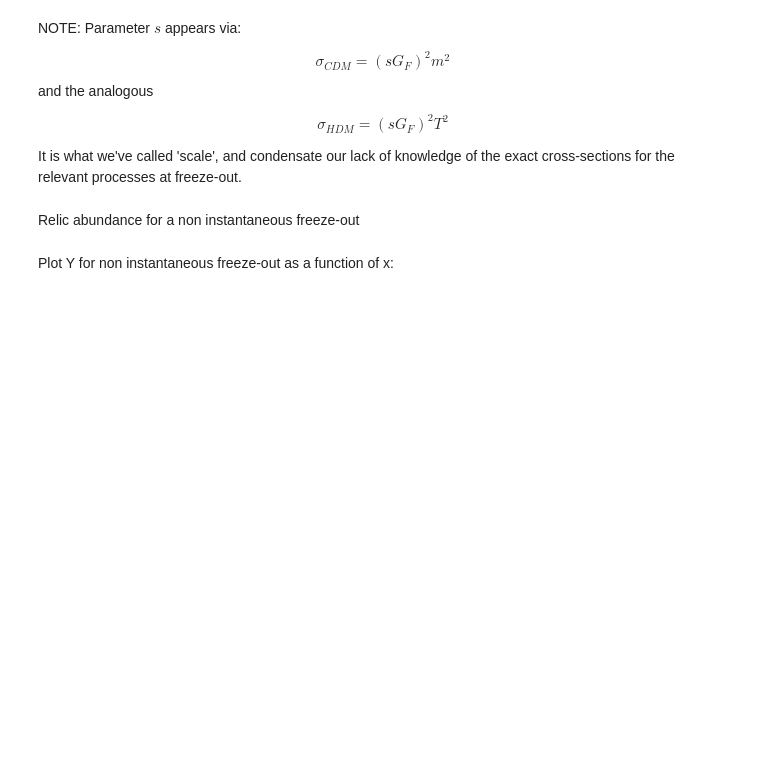
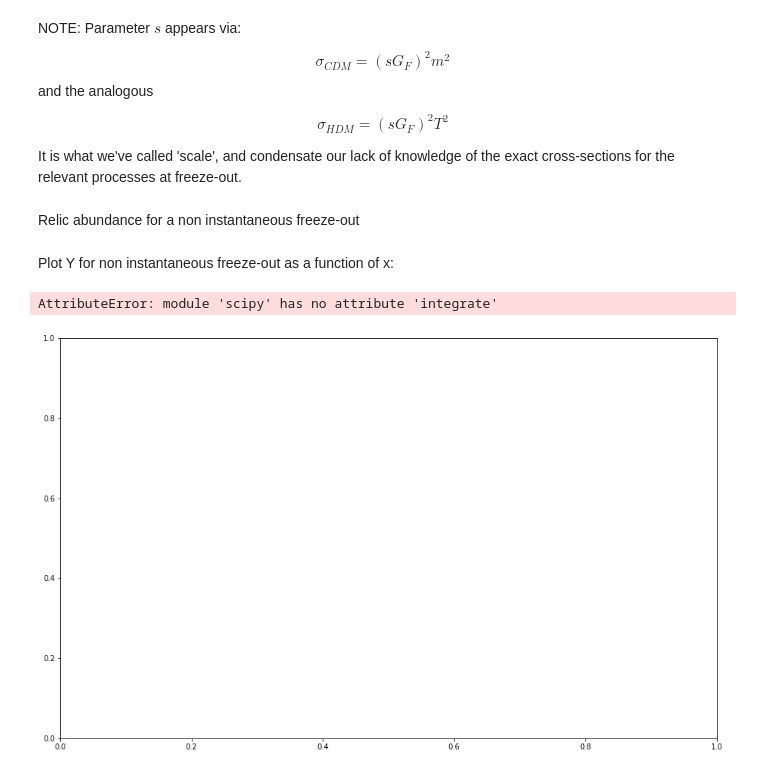
Before and after one commit to adam-coogan/gss19_axions, a Jupyter notebook: notebooks/A1-GRAPPA seminar.ipynb, the cells around one changed output. Drawn from its saved outputs; the diff is of its cells as text; code cells hidden in the pictures; blank space fills up the shorter version.

```diff
--- a/notebooks/A1-GRAPPA seminar.ipynb
+++ b/notebooks/A1-GRAPPA seminar.ipynb
@@ -163,6 +163,8 @@ def lambda_function(m,avg_sigma_vel,scale):
     return (2.76*10**(35))*m*avg_sigma_vel*scale**2
 # %%
 def W_eq(x,m):
+
+    g = 2
 
     Y_eq = 0.145*(g/g_s(m/x))*x**(3/2)*np.exp(-x)
 
@@ -214,6 +206,46 @@ def W(x, m):
+# %%
+def derivative_W(m, scale, t, y):
+
+#     return (lambda_function(m, avg_sigma_vel, scale)/x**2)*(1+(1/3)*dlngs_dlnt(m/x))*np.sqrt(g_s(m/x))*(np.exp(2*Weq(x,m)-W)-np.exp(W))
+
+    return (lambda_function(m, avg_sigma_vel, scale)/t**2)*(1+(1/3)*dlngs_dlnt(m/t))*np.sqrt(g_s(m/t))*(np.exp(2*Weq(t,m)-y)-np.exp(y))
+
+def W(x, m, scale):
+
+#     dW_dx = (lambda_function/x**2)*(1+(1/3)*dlngs_dlnt(m/x))*np.sqrt(g_s(m/x))*(np.exp(2*Weq-W)-np.exp(W))
+
+    W0 = W_eq(m/T0, m)
+
+    W = sp.integrate.solve_ivp(derivative_W(m, scale, t=x, y=W), [1,1000], y0 = W0)
+
+    return W
 # %%
-def Y(x, m):
+def Y(x, m, scale):
 
-    return np.exp(W)
+    return np.exp(W(x, m, scale))
 # %% [markdown]
 Plot Y for non instantaneous freeze-out as a function of x:
+# %%
+fig, ax = plt.subplots(1, 1, figsize=(16,10))
+
+x_min = 10e-8
+x_max = 10e10
+num_x = 50
+x = np.logspace(x_min, x_max, num_x)
+
+for scale in scales:
+    Y_of_x = [Y(x, mass, scale) for mass in masses]
+    ax.plot(x, Y_of_x, lw=2, label=r'$s = {0:.1f}$'.format(scale))
+
+ax.tick_params(labelsize=16)
+ax.set_xlabel("x", fontsize=20)
+ax.set_ylabel("Y(x)", fontsize=20)
+ax.tick_params(axis='x', labelsize=14)
+ax.tick_params(axis='y', labelsize=14)
+ax.set_xscale('log')
+ax.set_yscale('log')
+ax.legend()
+plt.show()
+# %% [output]
+AttributeError: module 'scipy' has no attribute 'integrate'
+[figure, added]
```
Also changed, not shown: parts of 3 cells of this notebook.
